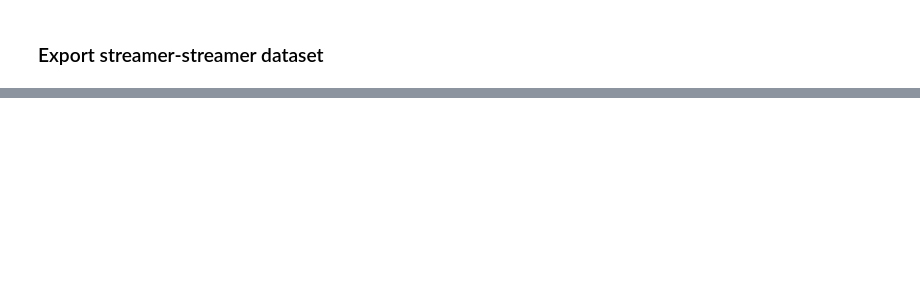
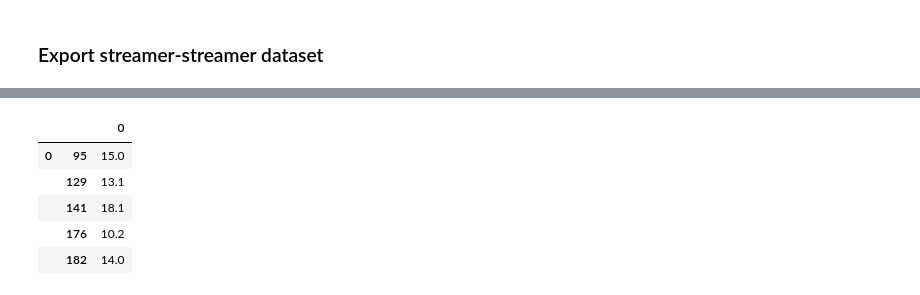
Before and after one commit to gianscuri/Italian_Twitch_Community_Graph_Database, a Jupyter notebook: DataProcessing/DataProcessing.ipynb, the cells around one changed output, grey strips where cells are left out. Cells and saved outputs as stored; diff of their text form; code cells hidden in the pictures; blank space fills up the shorter version.

```diff
--- a/DataProcessing/DataProcessing.ipynb
+++ b/DataProcessing/DataProcessing.ipynb
@@ -624,0 +704,10 @@ plt.gca().set_yticklabels(['{:.0f}'.format(x) for x in current_values])
+# %%
+streamer_streamer_dataset_short = pd.concat({k: pd.DataFrame.from_dict(v, 'index') for k, v in viewerOverlapDict_short.items()}, axis=0)
+streamer_streamer_dataset_short.head()
+# %% [output]
+|  |  | 0 |
+| 0 | 95 | 15.0 |
+|  | 129 | 13.1 |
+|  | 141 | 18.1 |
+|  | 176 | 10.2 |
+|  | 182 | 14.0 |
```
Also changed, not shown: parts of 27 cells of this notebook, 6 other files.
